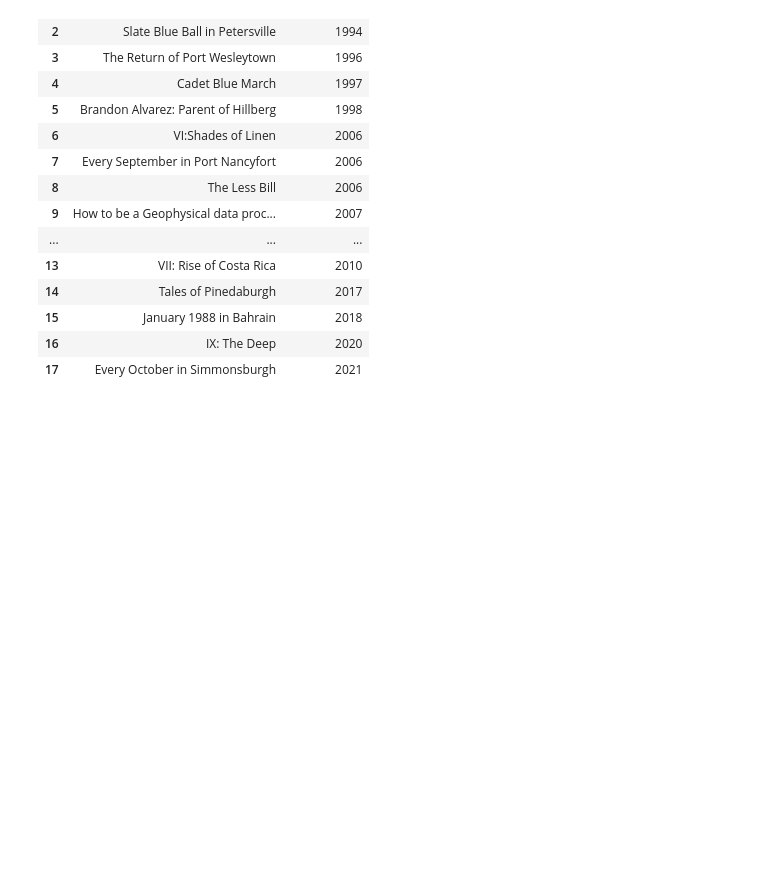
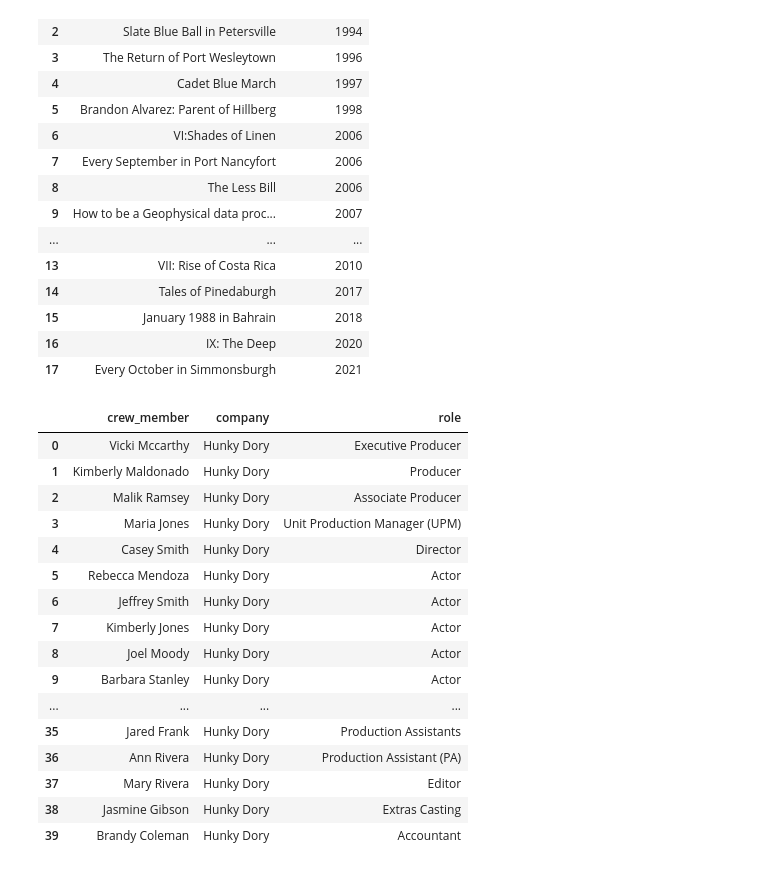
Before and after one commit to chik0di/eu-film-db, a Jupyter notebook: functional_requirements.ipynb, the cells around one changed output. Saved outputs shown, nothing was run; the diff lists cells and outputs as text; code cells hidden in the pictures; blank space fills up the shorter version.

```diff
--- a/functional_requirements.ipynb
+++ b/functional_requirements.ipynb
@@ -127,14 +129,18 @@ query = "CALL call_employee('bennythebutcher@gmail.com')"
 query = '''SELECT ci.crew_id,
 		e.first_name,
         e.last_name,
+        company.name AS company,
         f.title AS movie,
         r.name AS `role`,
         ci.hourly_rate, ci.daily_bonus, ci.scene_bonus, ci.completion_bonus, ci.contractual_incentive
 FROM crew_info ci
 JOIN crew c ON ci.crew_id = c.crew_id
-JOIN film f ON f.movie_code = ci.movie_code
 JOIN role r ON r.id = c.role_id
 JOIN employee e ON e.id = c.crew_id
+JOIN company ON company.id = e.company_id
+JOIN company_film cf ON cf.company_id = company.id
+JOIN film f ON f.movie_code = cf.film_movie_code
+ORDER BY r.id
 '''
 
 run(cursor, query)
@@ -198,6 +190,28 @@ run(cursor, query)
 | 17 | Every October in Simmonsburgh | 2021 |
 # %%
 # Retrieve details of a specific film, including its unique code, title, year of first release, and crew members involved (with their respective roles)
+
+query = "CALL movie_production_companies.get_crew_by_film('XIII: The Art')"
+
+run(cursor, query)
+# %% [output]
+|  | crew_member | company | role |
+| 0 | Vicki Mccarthy | Hunky Dory | Executive Producer |
+| 1 | Kimberly Maldonado | Hunky Dory | Producer |
+| 2 | Malik Ramsey | Hunky Dory | Associate Producer |
+| 3 | Maria Jones | Hunky Dory | Unit Production Manager (UPM) |
+| 4 | Casey Smith | Hunky Dory | Director |
+| 5 | Rebecca Mendoza | Hunky Dory | Actor |
+| 6 | Jeffrey Smith | Hunky Dory | Actor |
+| 7 | Kimberly Jones | Hunky Dory | Actor |
+| 8 | Joel Moody | Hunky Dory | Actor |
+| 9 | Barbara Stanley | Hunky Dory | Actor |
+| ... | ... | ... | ... |
+| 35 | Jared Frank | Hunky Dory | Production Assistants |
+| 36 | Ann Rivera | Hunky Dory | Production Assistant (PA) |
+| 37 | Mary Rivera | Hunky Dory | Editor |
+| 38 | Jasmine Gibson | Hunky Dory | Extras Casting |
+| 39 | Brandy Coleman | Hunky Dory | Accountant |
 # %%
 # Obtain details of a specific grant application, including companies that applied, desired amount, the outcome, amongst others
 
```
Also changed, not shown: parts of 2 cells of this notebook.
